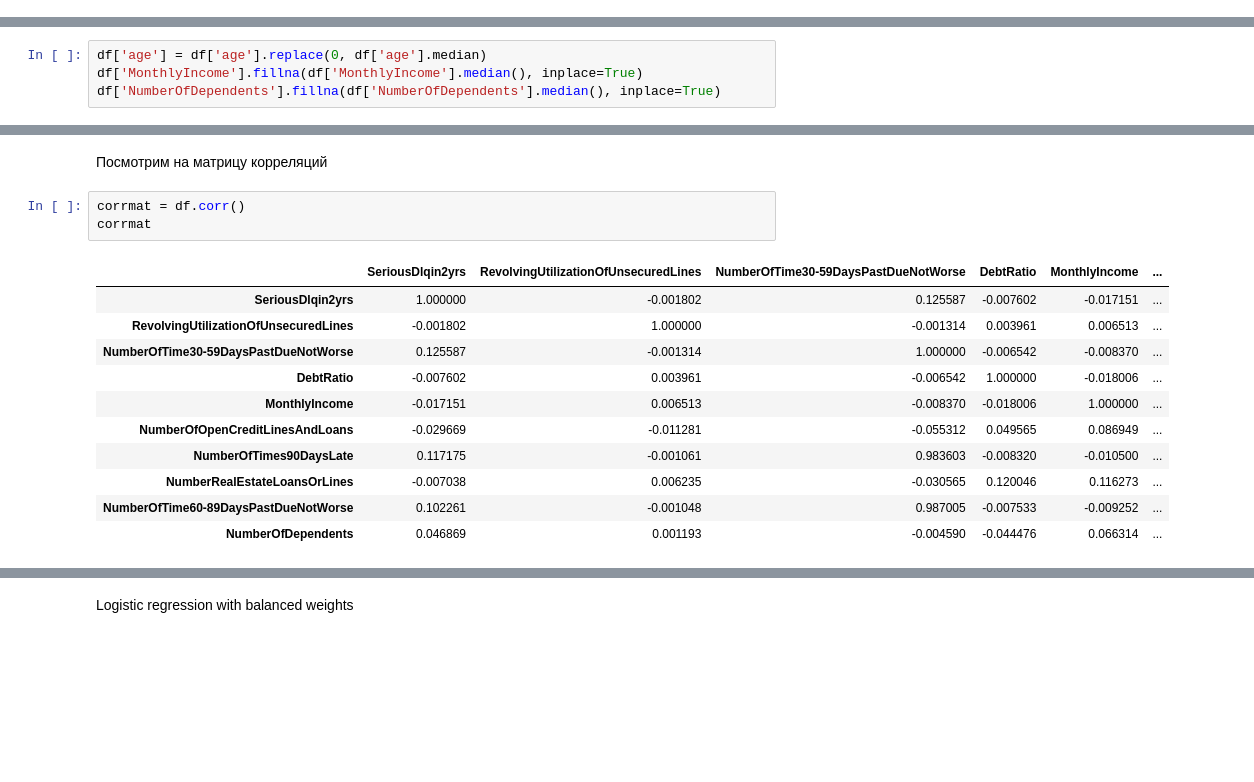
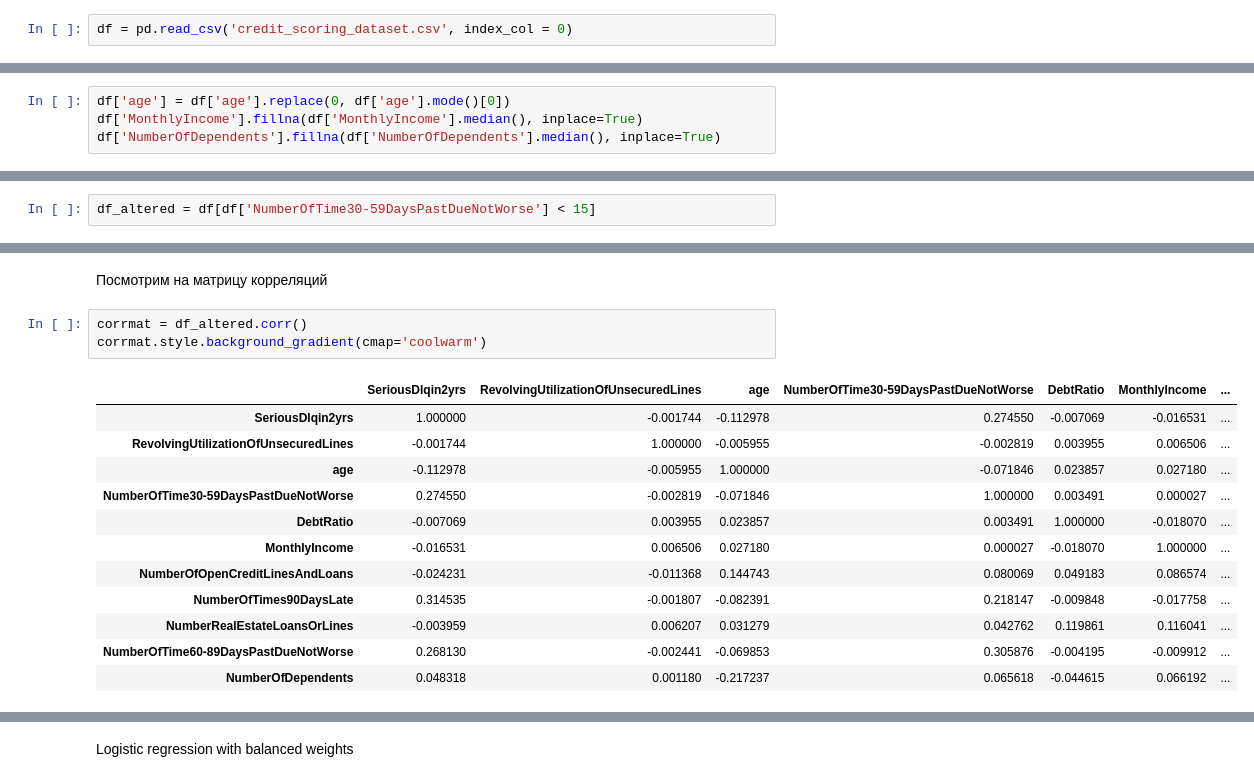
Before and after one commit to Astemir90/Raiff_Group5_CreditScoring, a Jupyter notebook: Project.ipynb, the cells around one changed output, grey strips where cells are left out. Drawn from its saved outputs; the diff is of its cells as text; blank space fills up the shorter version.

```diff
--- a/Project.ipynb
+++ b/Project.ipynb
@@ -99,2 +41,4 @@ df.head()
+# %%
+df = pd.read_csv('credit_scoring_dataset.csv', index_col = 0)
 # %% [markdown]
 ## EDA
@@ -154,5 +141,5 @@ dtype: int64
 * *Nan* значения **MonthlyIncome** и **NumberOfDependents** - заменить на *median*
 # %%
-df['age'] = df['age'].replace(0, df['age'].median)
+df['age'] = df['age'].replace(0, df['age'].mode()[0])
 df['MonthlyIncome'].fillna(df['MonthlyIncome'].median(), inplace=True)
 df['NumberOfDependents'].fillna(df['NumberOfDependents'].median(), inplace=True)
@@ -179,0 +227,2 @@ memory usage: 12.6+ MB
+# %%
+df_altered = df[df['NumberOfTime30-59DaysPastDueNotWorse'] < 15]
@@ -180,20 +248,21 @@ memory usage: 12.6+ MB
 # %% [markdown]
 Посмотрим на матрицу корреляций
 # %%
-corrmat = df.corr()
-corrmat
+corrmat = df_altered.corr()
+corrmat.style.background_gradient(cmap='coolwarm')
 # %% [output]
-|  | SeriousDlqin2yrs | RevolvingUtilizationOfUnsecuredLines | NumberOfTime30-59DaysPastDueNotWorse | DebtRatio | MonthlyIncome | ... |
-| SeriousDlqin2yrs | 1.000000 | -0.001802 | 0.125587 | -0.007602 | -0.017151 | ... |
-| RevolvingUtilizationOfUnsecuredLines | -0.001802 | 1.000000 | -0.001314 | 0.003961 | 0.006513 | ... |
-| NumberOfTime30-59DaysPastDueNotWorse | 0.125587 | -0.001314 | 1.000000 | -0.006542 | -0.008370 | ... |
-| DebtRatio | -0.007602 | 0.003961 | -0.006542 | 1.000000 | -0.018006 | ... |
-| MonthlyIncome | -0.017151 | 0.006513 | -0.008370 | -0.018006 | 1.000000 | ... |
-| NumberOfOpenCreditLinesAndLoans | -0.029669 | -0.011281 | -0.055312 | 0.049565 | 0.086949 | ... |
-| NumberOfTimes90DaysLate | 0.117175 | -0.001061 | 0.983603 | -0.008320 | -0.010500 | ... |
-| NumberRealEstateLoansOrLines | -0.007038 | 0.006235 | -0.030565 | 0.120046 | 0.116273 | ... |
-| NumberOfTime60-89DaysPastDueNotWorse | 0.102261 | -0.001048 | 0.987005 | -0.007533 | -0.009252 | ... |
-| NumberOfDependents | 0.046869 | 0.001193 | -0.004590 | -0.044476 | 0.066314 | ... |
+|  | SeriousDlqin2yrs | RevolvingUtilizationOfUnsecuredLines | age | NumberOfTime30-59DaysPastDueNotWorse | DebtRatio | MonthlyIncome | ... |
+| SeriousDlqin2yrs | 1.000000 | -0.001744 | -0.112978 | 0.274550 | -0.007069 | -0.016531 | ... |
+| RevolvingUtilizationOfUnsecuredLines | -0.001744 | 1.000000 | -0.005955 | -0.002819 | 0.003955 | 0.006506 | ... |
+| age | -0.112978 | -0.005955 | 1.000000 | -0.071846 | 0.023857 | 0.027180 | ... |
+| NumberOfTime30-59DaysPastDueNotWorse | 0.274550 | -0.002819 | -0.071846 | 1.000000 | 0.003491 | 0.000027 | ... |
+| DebtRatio | -0.007069 | 0.003955 | 0.023857 | 0.003491 | 1.000000 | -0.018070 | ... |
+| MonthlyIncome | -0.016531 | 0.006506 | 0.027180 | 0.000027 | -0.018070 | 1.000000 | ... |
+| NumberOfOpenCreditLinesAndLoans | -0.024231 | -0.011368 | 0.144743 | 0.080069 | 0.049183 | 0.086574 | ... |
+| NumberOfTimes90DaysLate | 0.314535 | -0.001807 | -0.082391 | 0.218147 | -0.009848 | -0.017758 | ... |
+| NumberRealEstateLoansOrLines | -0.003959 | 0.006207 | 0.031279 | 0.042762 | 0.119861 | 0.116041 | ... |
+| NumberOfTime60-89DaysPastDueNotWorse | 0.268130 | -0.002441 | -0.069853 | 0.305876 | -0.004195 | -0.009912 | ... |
+| NumberOfDependents | 0.048318 | 0.001180 | -0.217237 | 0.065618 | -0.044615 | 0.066192 | ... |
 # %%
 plt.figure(figsize = (8, 8))
 sns.heatmap(corrmat, square = True)
```
Also changed, not shown: parts of 79 cells of this notebook.
